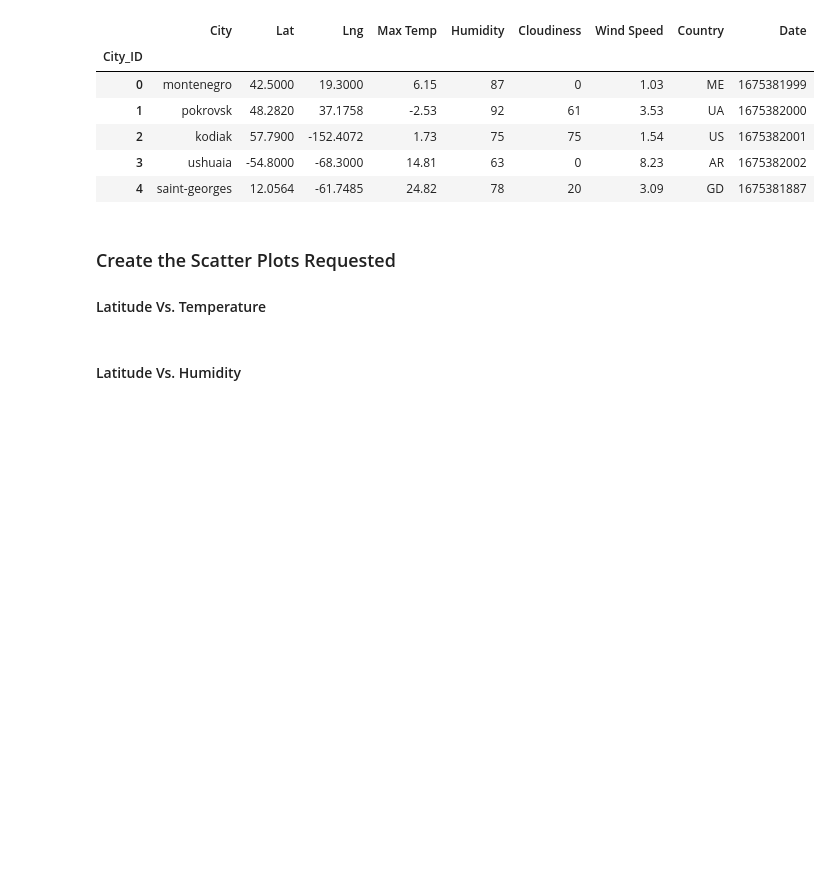
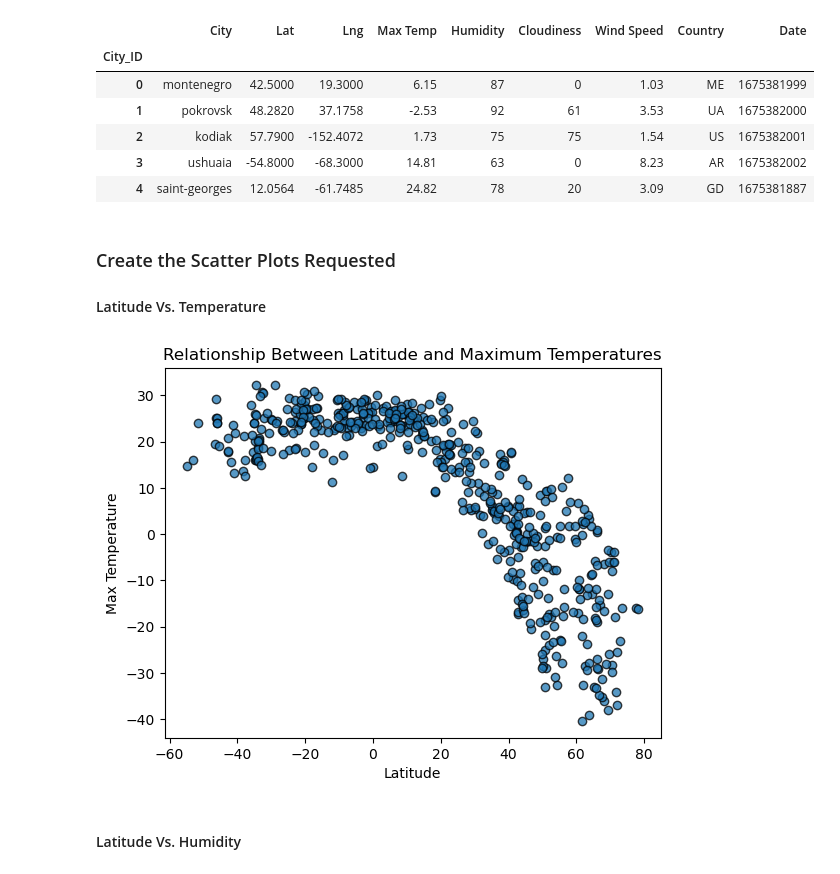
Before and after one commit to ShoaibFarooqui/python-api-challenge, a Jupyter notebook: Weather-API-Demo/starter_code/WeatherPy.ipynb, the cells around one changed output. Cells and saved outputs as stored; diff of their text form; code cells hidden in the pictures; blank space fills up the shorter version.

Commit message:
Latitude vs. Temperature Scatter Plot

```diff
--- a/Weather-API-Demo/starter_code/WeatherPy.ipynb
+++ b/Weather-API-Demo/starter_code/WeatherPy.ipynb
@@ -191,19 +191,21 @@ city_data_df.head()
 # %%
 # Build scatter plot for latitude vs. temperature
 x_axis = city_data_df["Lat"]
 y_axis = city_data_df["Max Temp"]
-plt.scatter(x_axis,y_axis)
+plt.scatter(x_axis,y_axis, alpha=0.75, edgecolors='black')
 
 # Incorporate the other graph properties
 plt.title("Relationship Between Latitude and Maximum Temperatures")
 plt.xlabel("Latitude")
-plt.ylabel("")
+plt.ylabel("Max Temperature")
 
 # Save the figure
-# plt.savefig("output_data/Fig1.png")
+plt.savefig("../output_data/Fig1.png")
 
 # Show plot
 plt.show()
+# %% [output]
+[figure, added]
 # %% [markdown]
 #### Latitude Vs. Humidity
 # %%
```
Also changed, not shown: 1 other file.
